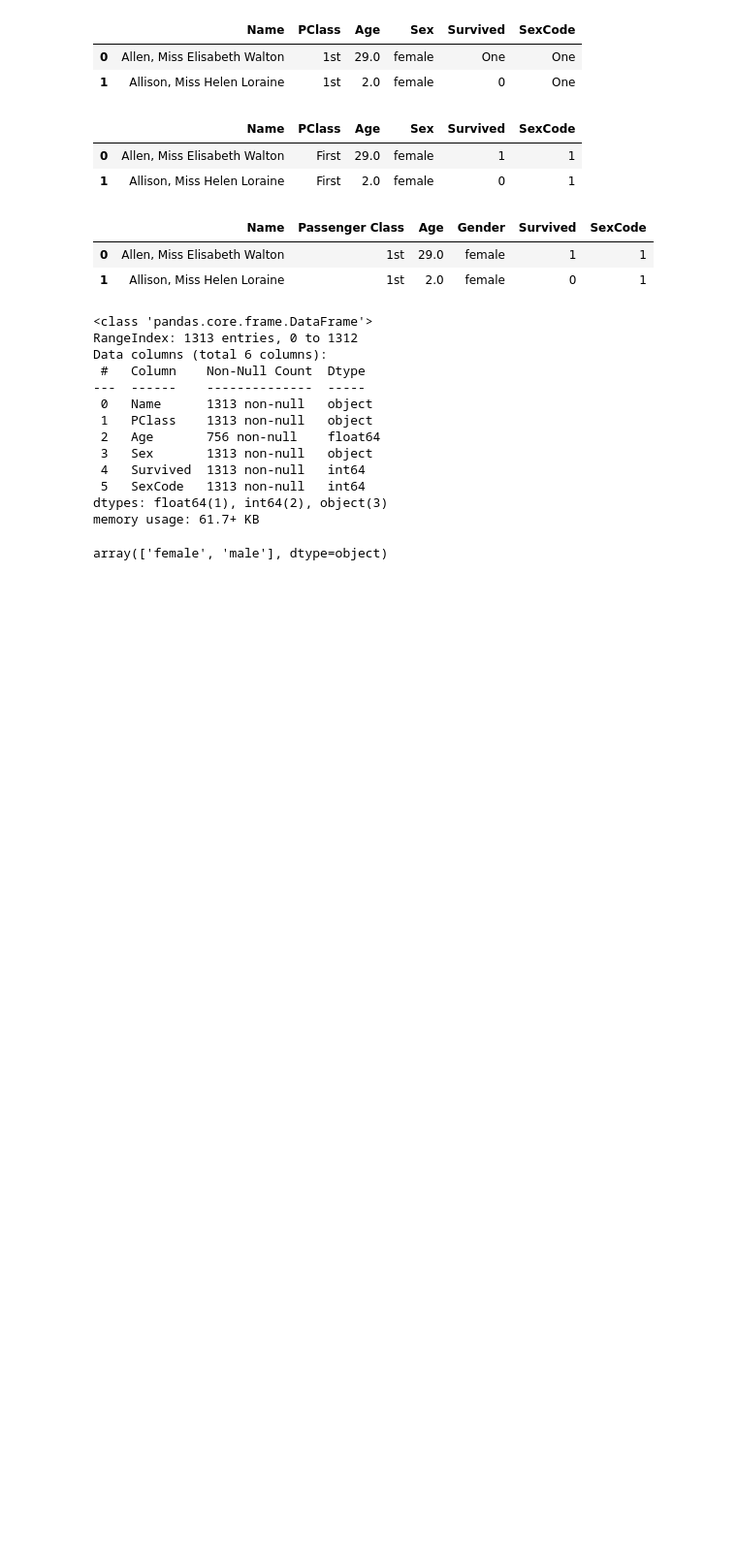
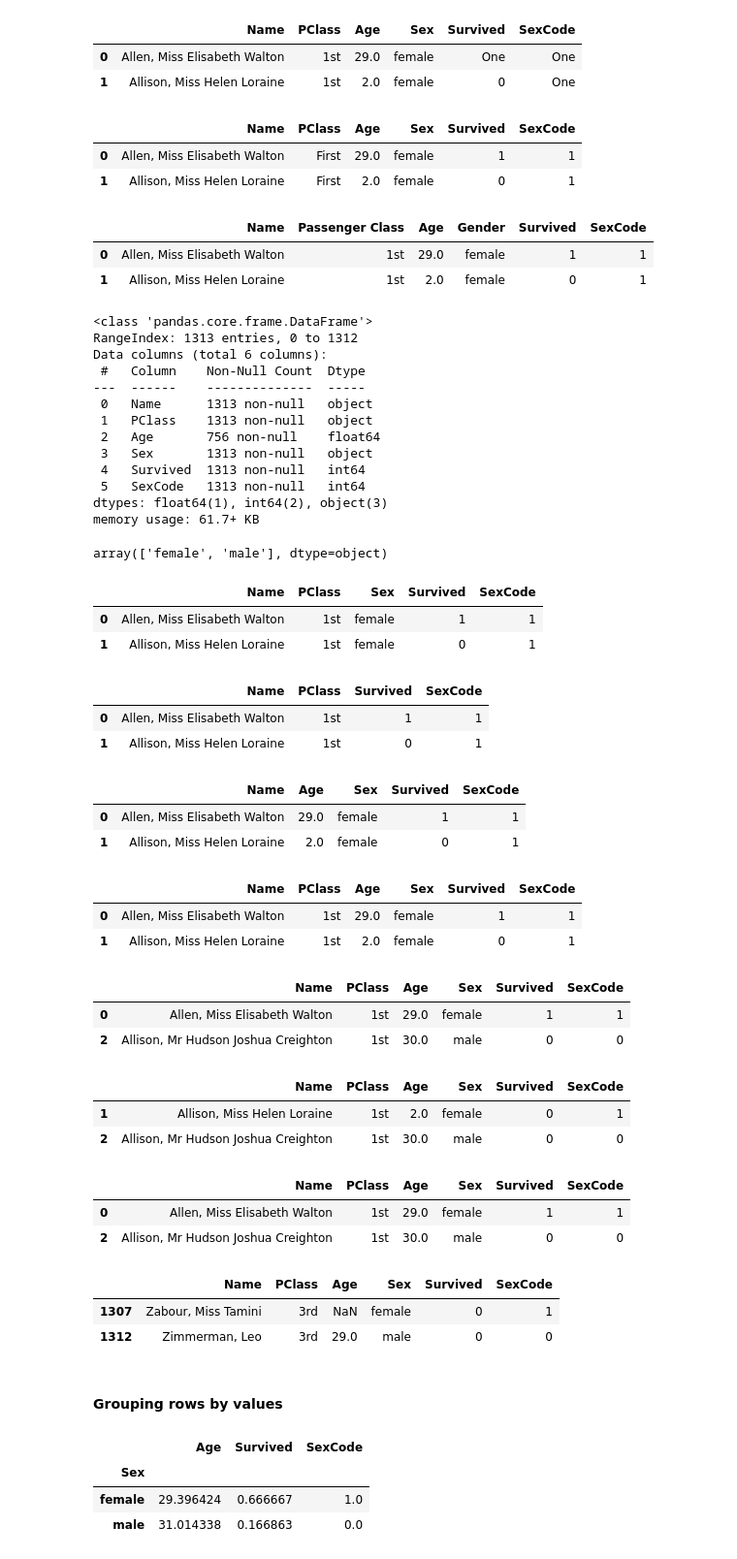
Before and after one commit to corey-baughman/0723_practice, a Jupyter notebook: 0714.ipynb, the cells around one changed output. Shown: that part at 97% size. Cells and saved outputs as stored; diff of their text form; code cells hidden in the pictures; blank space fills up the shorter version.

```diff
--- a/0714.ipynb
+++ b/0714.ipynb
@@ -106,3 +106,66 @@ df['Sex'] = df['Sex'].replace('male', np.nan)
 # pandas read_csv includes a parameter allowing us to specify the values used
 # to indicate missing values:
 df = pd.read_csv(url, na_values=[np.nan, 'NONE', -999])
+# %%
+# delete a column of a df
+df.drop('Age', axis=1).head(2)
+# %% [output]
+|  | Name | PClass | Sex | Survived | SexCode |
+| 0 | Allen, Miss Elisabeth Walton | 1st | female | 1 | 1 |
+| 1 | Allison, Miss Helen Loraine | 1st | female | 0 | 1 |
+# %%
+# dropping multiple columns
+df.drop(['Age', 'Sex'], axis=1).head(2)
+# %% [output]
+|  | Name | PClass | Survived | SexCode |
+| 0 | Allen, Miss Elisabeth Walton | 1st | 1 | 1 |
+| 1 | Allison, Miss Helen Loraine | 1st | 0 | 1 |
+# %%
+# dropping a column by index
+df.drop(df.columns[1], axis=1).head(2)
+# %% [output]
+|  | Name | Age | Sex | Survived | SexCode |
+| 0 | Allen, Miss Elisabeth Walton | 29.0 | female | 1 | 1 |
+| 1 | Allison, Miss Helen Loraine | 2.0 | female | 0 | 1 |
+# %%
+# deleting a row
+df[df['Sex'] != 'male'].head(2)
+# %% [output]
+|  | Name | PClass | Age | Sex | Survived | SexCode |
+| 0 | Allen, Miss Elisabeth Walton | 1st | 29.0 | female | 1 | 1 |
+| 1 | Allison, Miss Helen Loraine | 1st | 2.0 | female | 0 | 1 |
+# %%
+# can use df.drop to delete a row, but more often
+# just using a boolean mask is a better solution
+df[df['Name'] != 'Allison, Miss Helen Loraine'].\
+head(2)
+# %% [output]
+|  | Name | PClass | Age | Sex | Survived | SexCode |
+| 0 | Allen, Miss Elisabeth Walton | 1st | 29.0 | female | 1 | 1 |
+| 2 | Allison, Mr Hudson Joshua Creighton | 1st | 30.0 | male | 0 | 0 |
+# %%
+# delete a single row by index using a mask
+df[df.index != 0].head(2)
+# %% [output]
+|  | Name | PClass | Age | Sex | Survived | SexCode |
+| 1 | Allison, Miss Helen Loraine | 1st | 2.0 | female | 0 | 1 |
+| 2 | Allison, Mr Hudson Joshua Creighton | 1st | 30.0 | male | 0 | 0 |
+# %%
+# dropping duplicates from a df
+# the drop_duplicates() method defaults to only dropping rows that
+# match perfectly across all columns. Under this condition, every row
+# in this current df is unique and none will be dropped. For this reason
+# we often want to consider only a subset of columns with subset param
+df.drop_duplicates(subset=['Sex'])
+# %% [output]
+|  | Name | PClass | Age | Sex | Survived | SexCode |
+| 0 | Allen, Miss Elisabeth Walton | 1st | 29.0 | female | 1 | 1 |
+| 2 | Allison, Mr Hudson Joshua Creighton | 1st | 30.0 | male | 0 | 0 |
+# %%
+# can use the keep parameter if we don't want the default behavior of
+# dropping all but the first instance:
+df.drop_duplicates(subset=['Sex'], keep='last')
+# %% [output]
+|  | Name | PClass | Age | Sex | Survived | SexCode |
+| 1307 | Zabour, Miss Tamini | 3rd | NaN | female | 0 | 1 |
+| 1312 | Zimmerman, Leo | 3rd | 29.0 | male | 0 | 0 |
@@ -108,0 +176,9 @@ df = pd.read_csv(url, na_values=[np.nan, 'NONE', -999])
+# %% [markdown]
+#### Grouping rows by values
+# %%
+df.groupby('Sex').mean()
+# %% [output]
+|  | Age | Survived | SexCode |
+| Sex |  |  |  |
+| female | 29.396424 | 0.666667 | 1.0 |
+| male | 31.014338 | 0.166863 | 0.0 |
```
Also changed, not shown: parts of 5 cells of this notebook.
